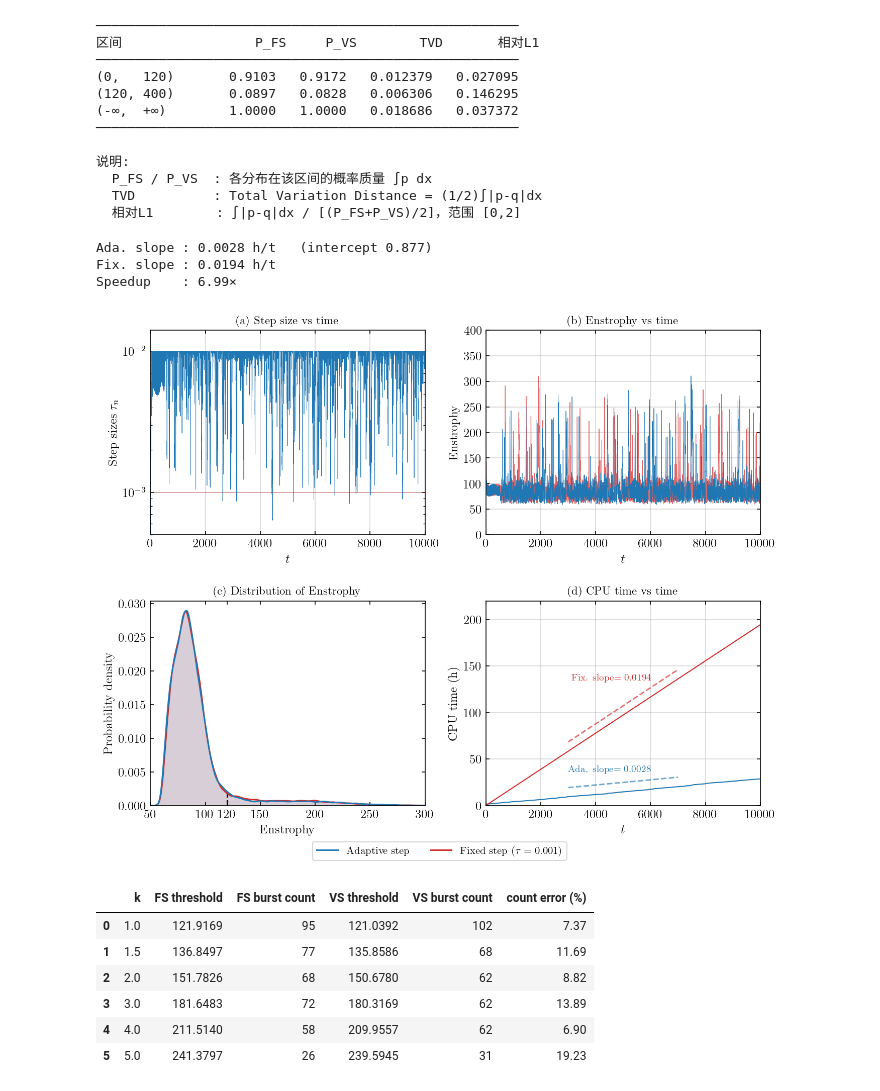
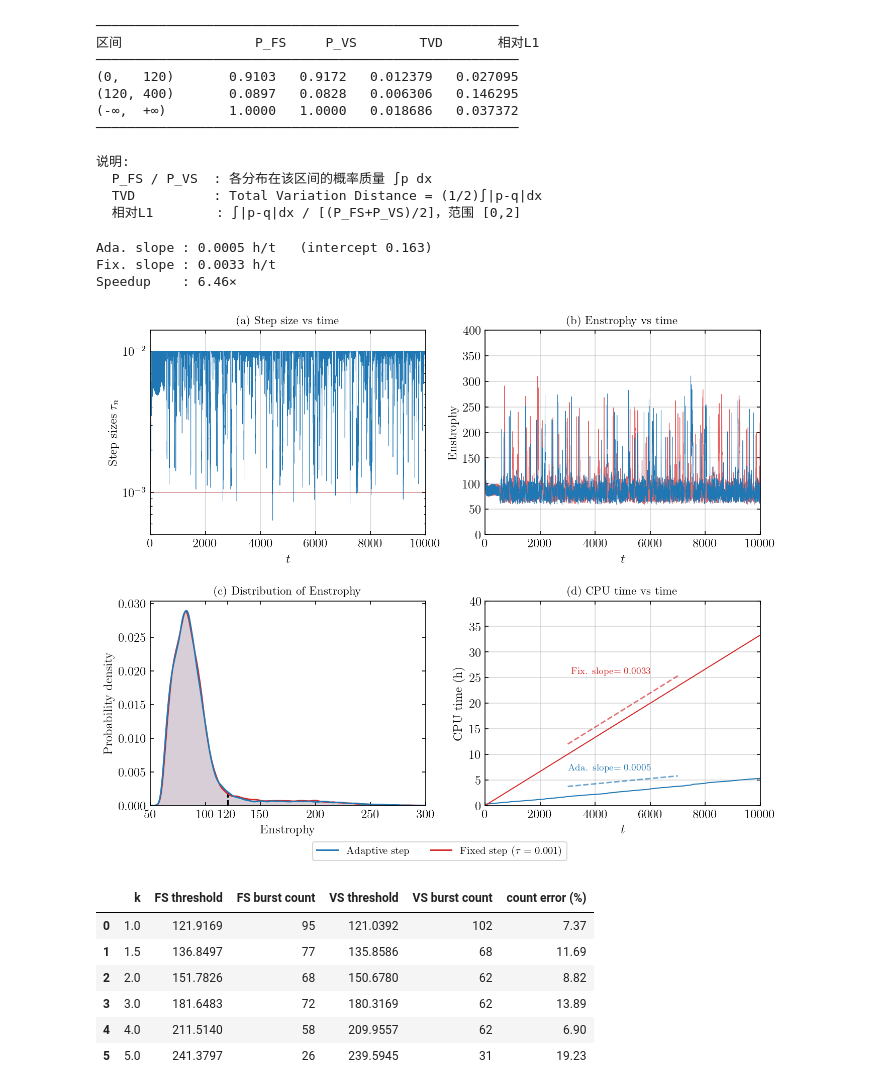
Before and after one commit to HaifengWang1031/ETD-mr-SAV-MS2, a Jupyter notebook: 04_long_time_stability.ipynb, the cells around one changed output. Saved outputs shown, nothing was run; the diff lists cells and outputs as text; code cells hidden in the pictures.

```diff
--- a/04_long_time_stability.ipynb
+++ b/04_long_time_stability.ipynb
@@ -434,54 +467,54 @@ ax.tick_params(which="both", direction="in", top=True, right=True)
 
 # ── (d) 物理时间 t 与累计步数的关系 ─────────────────────────────────────────
 ax = axes[1, 1]
-ax.plot(t, n*0.07/3600, color=adaptive_color, linewidth=1, rasterized=True, linestyle="-")
+ax.plot(t, n*0.013/3600, color=adaptive_color, linewidth=1, rasterized=True, linestyle="-")
 # 对比：若用固定步长 τ=0.001，总步数 = t/0.001（虚线参考）
 t_ref = np.linspace(0, 10000, 500)
 n_ref = t_ref / 0.001
-ax.plot(t_ref, n_ref*0.07/3600, color=fixed_color, linewidth=1.0, linestyle="-")
+ax.plot(t_ref, n_ref*0.012/3600, color=fixed_color, linewidth=1.0, linestyle="-")
 
 # ── 线性拟合斜率（np.polyfit 一阶多项式）────────────────────────────────────
-k_ada, b_ada = np.polyfit(t, n * 0.07 / 3600, 1)
-k_fix = (1 / 0.001) * 0.07 / 3600          # 解析斜率，完全线性
+k_ada, b_ada = np.polyfit(t, n * 0.013 / 3600, 1)
+k_fix = (1 / 0.001) * 0.012 / 3600          # 解析斜率，完全线性
 
 # 辅助拟合线（虚线，覆盖全 t 范围）
 t_line = np.array([3000, 7000.])
-ax.plot(t_line, k_ada * t_line + b_ada + 10, color=adaptive_color, linewidth=1.4, linestyle="--", alpha=0.65)
-ax.plot(t_line, k_fix * t_line + 10, color=fixed_color, linewidth=1.4, linestyle="--", alpha=0.65)
+ax.plot(t_line, k_ada * t_line + b_ada + 2, color=adaptive_color, linewidth=1.4, linestyle="--", alpha=0.65)
+ax.plot(t_line, k_fix * t_line + 2, color=fixed_color, linewidth=1.4, linestyle="--", alpha=0.65)
 
 # 斜率数值标注
-ax.text(6000, k_ada * 9700 + b_ada + 10 + 5,
+ax.text(6000, k_ada * 9700 + b_ada + 3,
         rf"Ada. slope$={k_ada:.4f}$", ha="right", va="top", fontsize=9, color=adaptive_color)
-ax.text(6000, k_fix * 9700 + 4 - 60,
+ax.text(6000, k_fix * 9700 - 7,
         rf"Fix. slope$={k_fix:.4f}$",
         ha="right", va="bottom", fontsize=9, color=fixed_color)
 
 print(f"Ada. slope : {k_ada:.4f} h/t   (intercept {b_ada:.3f})")
 print(f"Fix. slope : {k_fix:.4f} h/t")
 print(f"Speedup    : {k_fix/k_ada:.2f}×")
 
 ax.set_xlabel(r"$t$")
 ax.set_ylabel(r"CPU time (h)")
 ax.set_xlim(0, 10000)
-ax.set_ylim(0, 220)
+ax.set_ylim(0, 40)
 ax.set_title(r"(d) CPU time vs time", loc="center", fontsize=11)
 ax.tick_params(which="both", direction="in", top=True, right=True)
 ax.grid(alpha = 0.5)
 
 legend_handles = [
     plt.Line2D([0], [0], color=adaptive_color, linewidth=1.4, label=adaptive_label),
     plt.Line2D([0], [0], color=fixed_color, linewidth=1.4, label=fixed_label),
 ]
 fig.legend(handles=legend_handles, loc="lower center", ncol=2, fontsize=10,
            frameon=True, bbox_to_anchor=(0.5, -0.05))
 
 plt.savefig("fig/vs_diagnostics.pdf", dpi=150, bbox_inches="tight")
 plt.show()
 # %% [output]
-Ada. slope : 0.0028 h/t   (intercept 0.877)
-Fix. slope : 0.0194 h/t
-Speedup    : 6.99×
+Ada. slope : 0.0005 h/t   (intercept 0.163)
+Fix. slope : 0.0033 h/t
+Speedup    : 6.46×
-[figure, old version]
+[figure, new version]
 # %%
 # ── Bursting 事件统计：连续超过阈值的一段时间算作一个 burst ────────────────
 #
```
Also changed, not shown: parts of 3 cells of this notebook, 6 other files.
